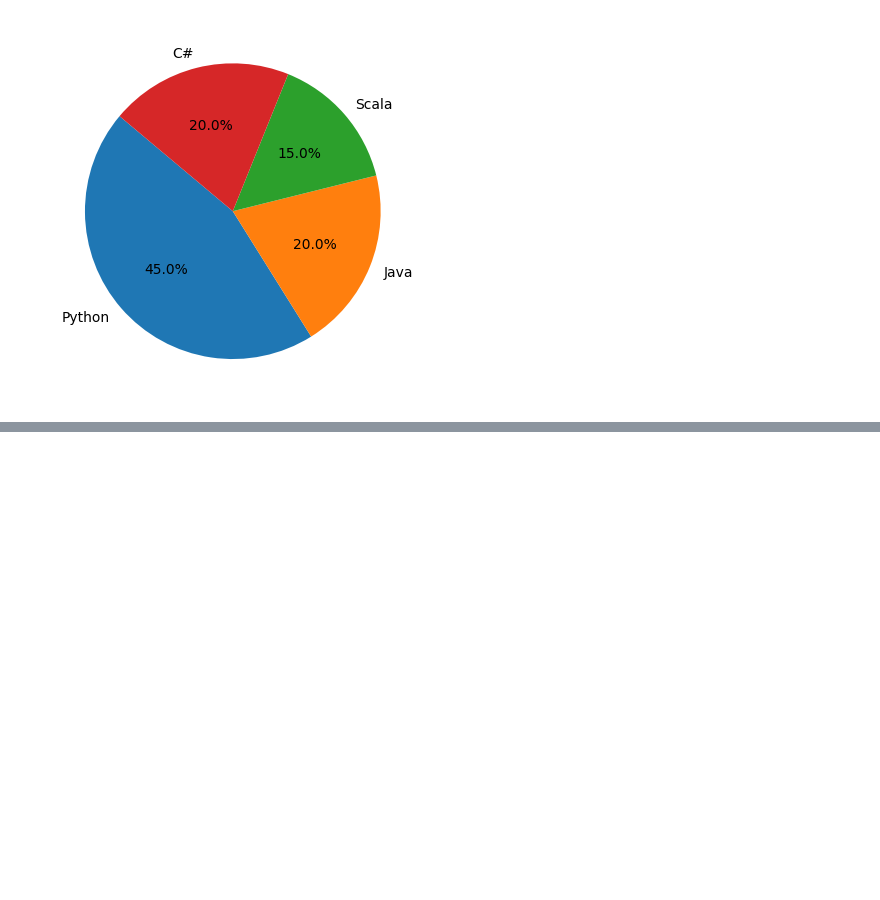
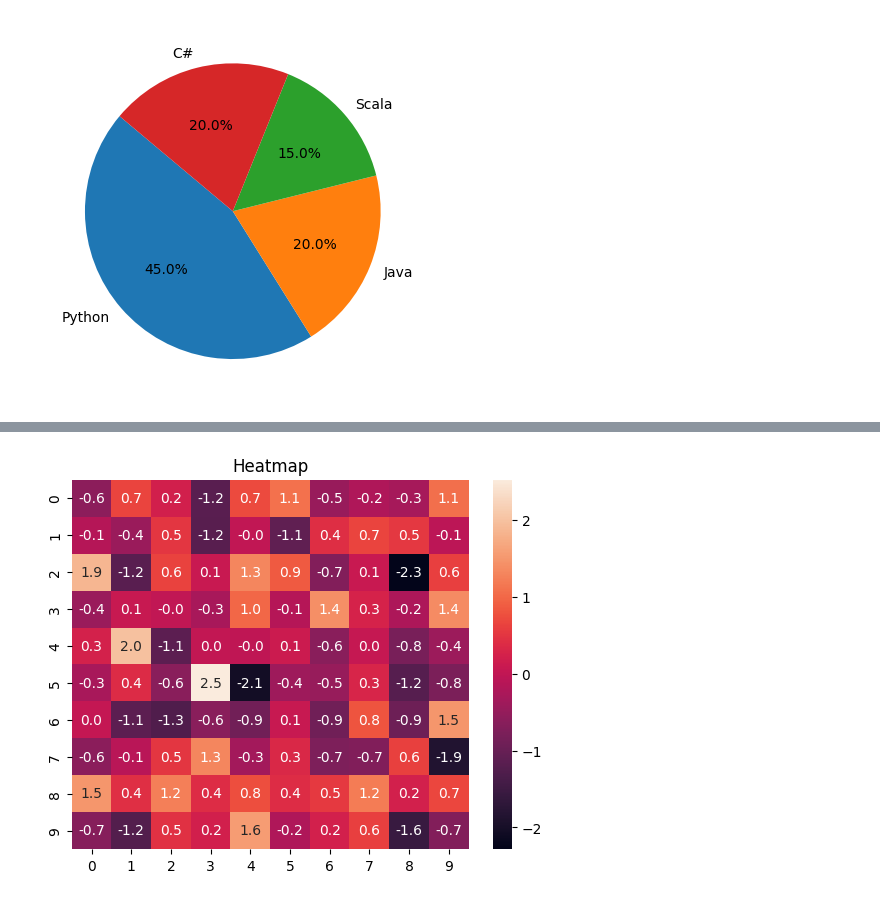
Before and after one commit to Cleamx/M2DENG, a Jupyter notebook: data_viz/exemple3/exemple3.ipynb, the cells around one changed output, grey strips where cells are left out. Drawn from its saved outputs; the diff is of its cells as text; code cells hidden in the pictures; blank space fills up the shorter version.

```diff
--- a/data_viz/exemple3/exemple3.ipynb
+++ b/data_viz/exemple3/exemple3.ipynb
@@ -57,0 +72,7 @@ plt.show()
+# %%
+data = np.random.randn(10, 10)
+sns.heatmap(data, annot=True, fmt=".1f")
+plt.title('Heatmap')
+plt.show()
+# %% [output]
+[figure, added]
```
Also changed, not shown: parts of 7 cells of this notebook, 7 other files.
